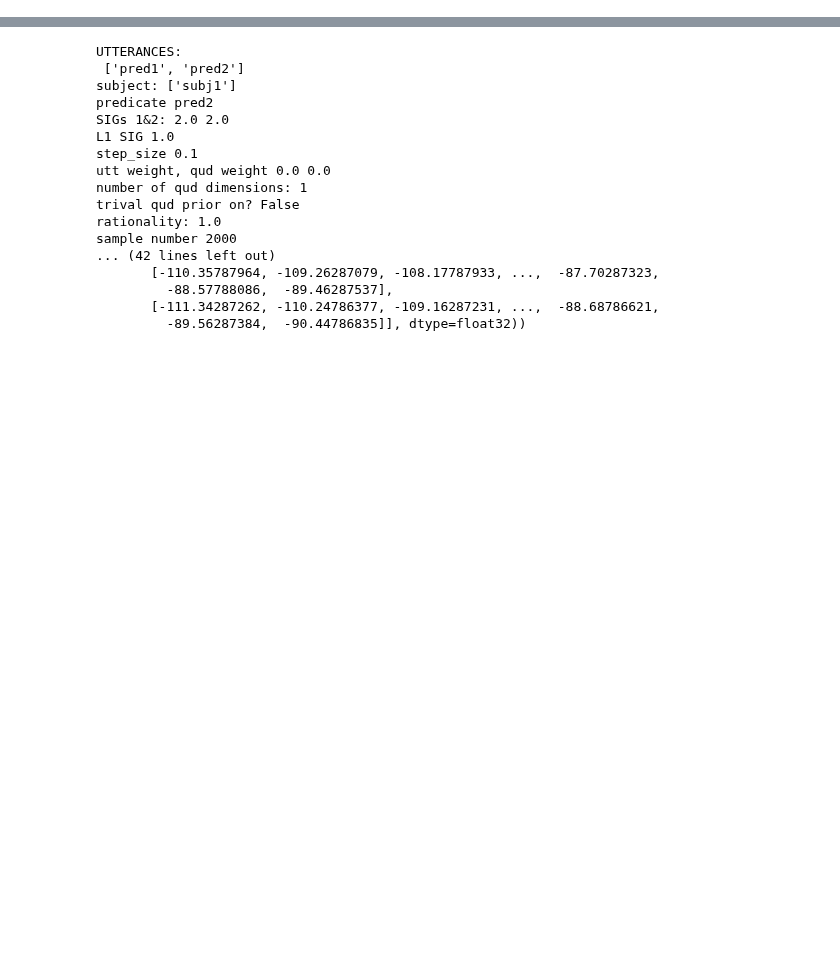
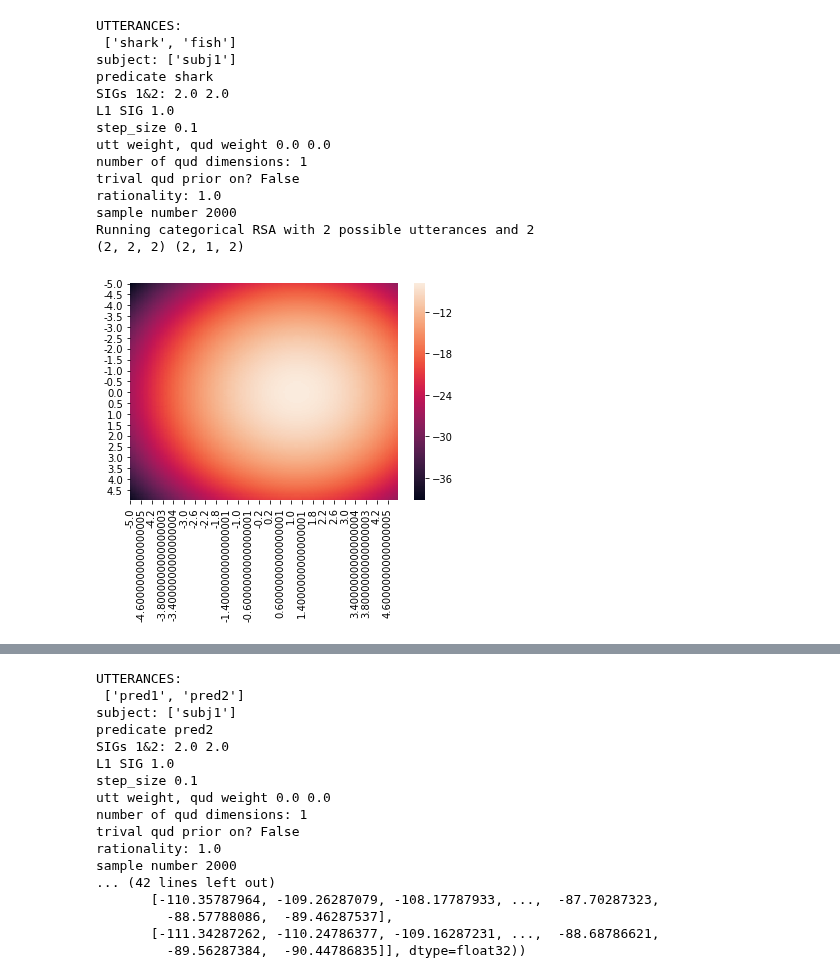
Before and after one commit to reubenharry/Distributional-RSA, a Jupyter notebook: heatmaps.ipynb, the cells around one changed output, grey strips where cells are left out. Drawn from its saved outputs; the diff is of its cells as text; code cells hidden in the pictures; blank space fills up the shorter version.

Commit message:
new heatmaps

```diff
--- a/heatmaps.ipynb
+++ b/heatmaps.ipynb
@@ -7,7 +7,7 @@ import seaborn
 from dist_rsa.models.debugging.l1_discrete import l1_model
 %matplotlib inline
 # %%
-def titrate(size,amount,l1_sig1,quds,only_trivial,pred,just_s1,just_l0=False,sig1=0.1,sig2=0.1,prior=False):
+def titrate(size,amount,l1_sig1,quds,only_trivial,pred,just_s1,possible_utterances,just_l0=False,sig1=0.1,sig2=0.1,prior=False):
     results = l1_model(subj="subj1",
                              pred=pred,
                              sig1=sig1,
@@ -17,7 +17,8 @@ def titrate(size,amount,l1_sig1,quds,only_trivial,pred,just_s1,just_l0=False,sig
                              quds=quds,
                              only_trivial=only_trivial,
                              just_s1=just_s1,
-                             just_l0=just_l0
+                             just_l0=just_l0,
+                             possible_utterances=possible_utterances
                             )
 
 
@@ -34,10 +35,11 @@ def titrate(size,amount,l1_sig1,quds,only_trivial,pred,just_s1,just_l0=False,sig
 #     return None
 
     if not prior:
-        results[0][size,:]=1
-        results[0][:,size]=1
-        results[0][size-1,size]=2
-        results[0][size,size+1]=2
+        pass
+#         results[0][size,:]=1
+#         results[0][:,size]=1
+#         results[0][size,size+3]=2
+#         results[0][size,size+1]=2
         hm = pnd.DataFrame(results[0],columns=np.arange(-size,size)*amount,index=np.arange(-size,size)*amount)
         seaborn.heatmap(hm)
 
@@ -48,3 +50,21 @@ def titrate(size,amount,l1_sig1,quds,only_trivial,pred,just_s1,just_l0=False,sig
 
         hm = pnd.DataFrame(results[2],columns=np.arange(-size,size)*amount,index=np.arange(-size,size)*amount)
         seaborn.heatmap(hm)
+# %%
+titrate(size=100,amount=0.05,l1_sig1=1.0,quds=['vicious',"swims"],possible_utterances=["shark","fish"],pred='shark',only_trivial=False,just_s1=False,just_l0=False,sig1=2.0,sig2=2.0,prior=False)
+# %% [output]
+UTTERANCES:
+ ['shark', 'fish']
+subject: ['subj1']
+predicate shark
+SIGs 1&2: 2.0 2.0
+L1 SIG 1.0
+step_size 0.1
+utt weight, qud weight 0.0 0.0
+number of qud dimensions: 1
+trival qud prior on? False
+rationality: 1.0
+sample number 2000
+Running categorical RSA with 2 possible utterances and 2
+(2, 2, 2) (2, 1, 2)
+[figure, added]
```
Also changed, not shown: parts of 4 cells of this notebook, 1 other file.
